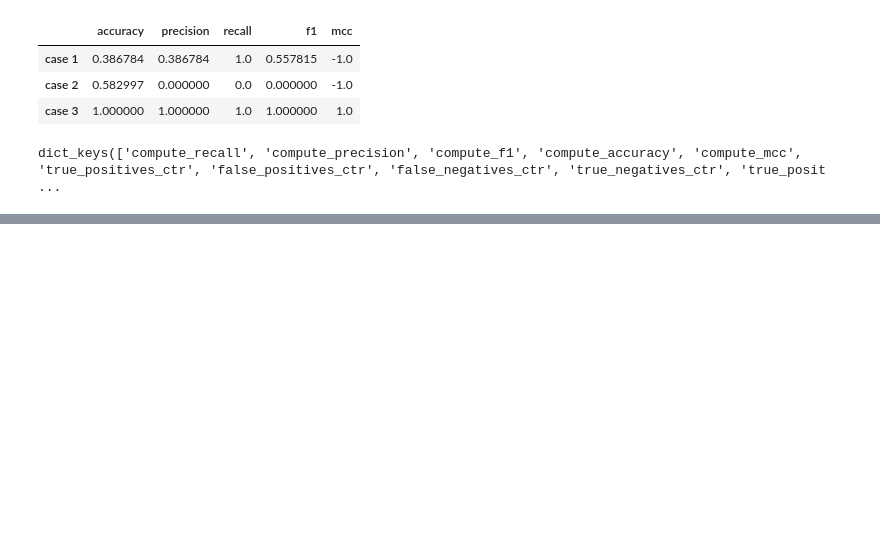
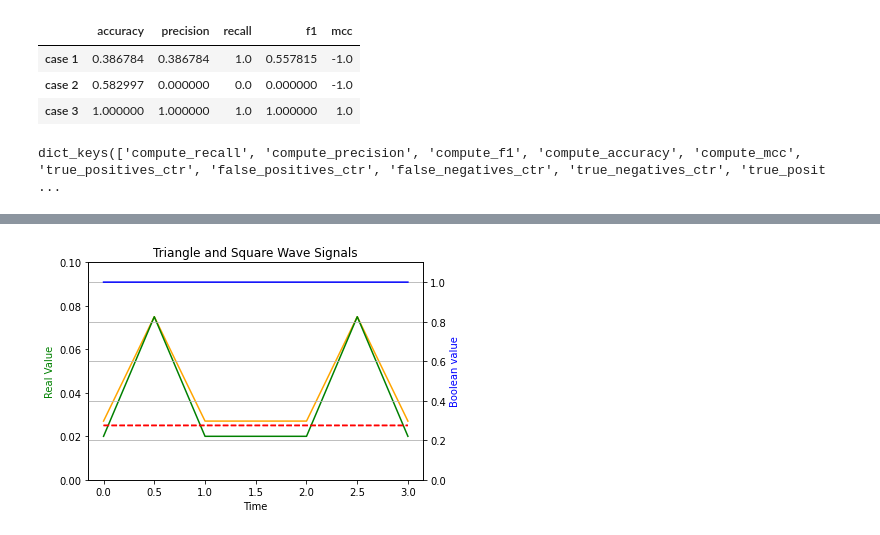
Before and after one commit to jamilsonjr/AI-to-forecast-constraints-in-the-energy-systems, a Jupyter notebook: jupyter_notebooks_paper/dummy_example.ipynb, the cells around one changed output, grey strips where cells are left out. Cells and saved outputs as stored; diff of their text form; code cells hidden in the pictures; blank space fills up the shorter version.

```diff
--- a/jupyter_notebooks_paper/dummy_example.ipynb
+++ b/jupyter_notebooks_paper/dummy_example.ipynb
@@ -225,0 +220,54 @@ plt.show()
+# %%
+import numpy as np
+import matplotlib.pyplot as plt
+
+# Create the time axis
+time = np.linspace(0, 3, 3000)
+
+# Create the triangular signal with 3 sections and interpolated by zero sections
+triangle_signal_general = np.zeros(3000)
+triangle_signal_general[:1000] = np.concatenate([np.linspace(0, 0.055, 500),np.linspace(0.055, 0, 500)])
+triangle_signal_general[1000:2000] = np.zeros(1000)
+triangle_signal_general[2000:] = np.concatenate([np.linspace(0, 0.055, 500),np.linspace(0.055, 0, 500)])
+# Offset
+triangle_signal_general += 0.02
+# Create the triangular signal with 3 sections and interpolated by zero sections
+triangle_signal_case1 = np.zeros(3000)
+triangle_signal_case1[:1000] = np.concatenate([np.linspace(0, 0.048, 500),np.linspace(0.048, 0, 500)])
+triangle_signal_case1[1000:2000] = np.zeros(1000)
+triangle_signal_case1[2000:] = np.concatenate([np.linspace(0, 0.048, 500),np.linspace(0.048, 0, 500)])
+# Offset
+triangle_signal_case1 += 0.027
+# Create a constant threshold signal with value 0.025
+threshold = 0.025*np.ones(3000)
+
+# Create the square wave signal that is 1 when the saw signal is above the threshold, 0 otherwise
+square_signal = np.where(triangle_signal_case1 > threshold, 1, 0)
+
+# Plot the signals
+fig, ax1 = plt.subplots()
+ax1.plot(time, triangle_signal_case1, 'orange')
+ax1.plot(time, threshold, 'r--')
+ax1.set_xlabel('Time')
+ax1.set_ylabel('Real Value', color='g')
+ax1.set_ylim(0, 0.1)
+
+# Plot the signals
+#fig, ax1 = plt.subplots()
+ax1.plot(time, triangle_signal_general, '-g')
+ax1.plot(time, threshold, 'r--')
+ax1.set_xlabel('Time')
+ax1.set_ylabel('Real Value', color='g')
+ax1.set_ylim(0, 0.1)
+
+
+ax2 = ax1.twinx()
+ax2.plot(time, square_signal, 'b-')
+ax2.set_ylabel('Boolean value', color='b')
+ax2.set_ylim(0, 1.1)
+
+plt.title('Triangle and Square Wave Signals')
+plt.grid()
+plt.show()
+# %% [output]
+[figure, added]
```
Also changed, not shown: parts of 5 cells of this notebook, 2 other files.
